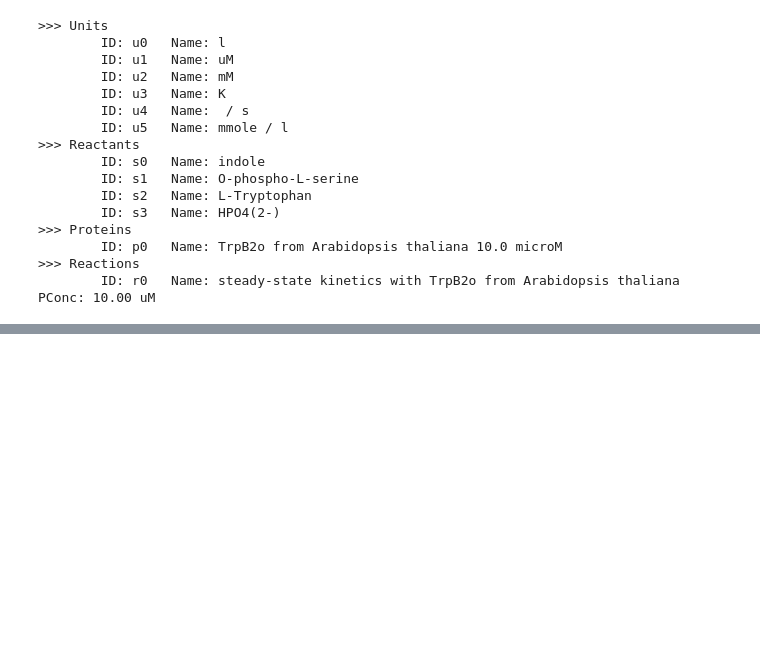
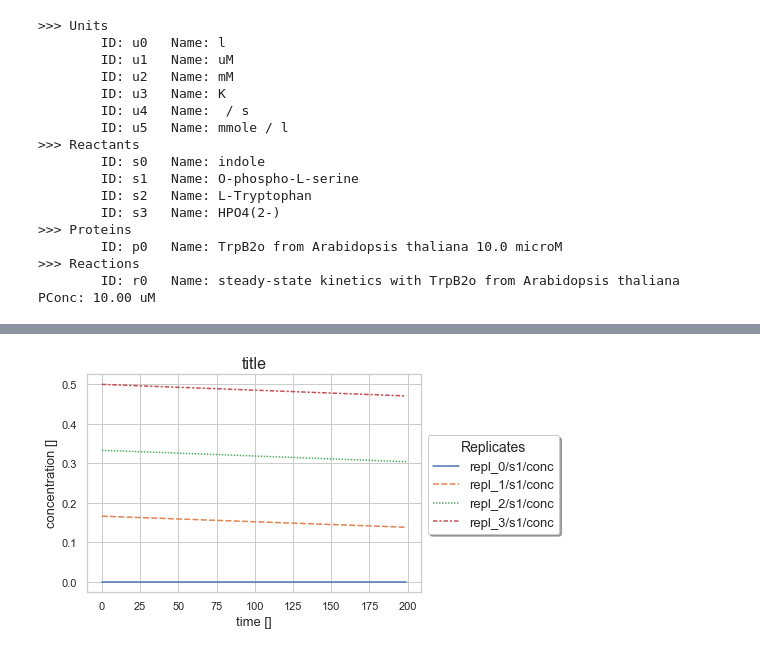
Before and after one commit to JR-1991/PyEnzyme, a Jupyter notebook: visualisation_development.ipynb, the cells around one changed output, grey strips where cells are left out. Saved outputs shown, nothing was run; the diff lists cells and outputs as text; code cells hidden in the pictures; blank space fills up the shorter version.

Commit message:
- first prototype visualisation

```diff
--- a/visualisation_development.ipynb
+++ b/visualisation_development.ipynb
@@ -58,0 +66,42 @@ df
+# %%
+import numpy as np
+import pandas as pd
+import seaborn as sns
+import matplotlib.pyplot as plt
+import plotly.express as px
+sns.set_theme(style="whitegrid")
+#Visualisierung funktioniert, wenn nur data = df eingegeben wird; sobald x und y definiert werden sollen funktioniert der Graph nicht mehr da
+#x='time/s' nicht erkannt wird
+#Visualisierung erfolgt hierbei nur von einem Substrat -> zeitlicher Verlauf der Triplikate eines Substrats
+#Unterschied relplot und lineplot?
+# %%
+ax = sns.lineplot(data = df_s1)#x=df_s1.iloc[:,0],y=df_s1.iloc[:,3], data = df_s1)
+#nachfolgende Zeile füht eine Überschrift ein
+#smit fontsize wird die chriftgröße des titels bestimmt
+ax.set_title('title', fontsize = 16)
+#legende aus dem graphen bekommen mit bbox_to_anchor; erste zahl verschiebt die Legende in x-Achsen richtung zweite Zahl in y-Achsen richtung
+#Titel der Legende anpassen mit title = ''
+#fontsize entspricht einstelungen der Schriftgröße auch in der Legende
+ax.legend(fontsize = 13, \
+               bbox_to_anchor= (1, 0.75), \
+               title="Replicates", \
+               title_fontsize = 14, \
+               shadow = True, \
+               facecolor = 'white');
+#x und y-Achsenbeschriftung
+ax.set_xlabel('time []', fontsize=13)
+ax.set_ylabel('concentration []', fontsize=13)
+#Graph als png speichern
+#Speicherung erfolgt prinzipiell gleich wichtig nur was nach dem . steht und in dem Format wird es dann gespeichert
+#allerdings wird hierbei die Legende abgeschnitten :o
+#habs gelöst mit bbox_inches = 'tight' dann wird auch die Legende mit gespeichert
+plt.savefig('save_as_a_png.png',bbox_inches = 'tight')
+#Graph als pdf speichern, hier wird auch die Legende abgeschnitte was denn da los
+#habs gelöst mit bbox_inches = 'tight' dann wird auch die Legende mit gespeichert
+plt.savefig('saving-a-seaborn-plot-as-pdf-file_1.pdf',bbox_inches = 'tight')
+#fügt man dpi=300 hat meine eine höhere Auflösung
+plt.savefig('save_as_a_png_2.png',dpi=300,bbox_inches = 'tight')
+plt.savefig('saving-a-seaborn-plot-as-pdf-file_2.pdf',bbox_inches = 'tight')
+#Joaaaa seh da jetzt keinen unterschied so
+# %% [output]
+[figure, added]
```
Also changed, not shown: parts of 5 cells of this notebook.
